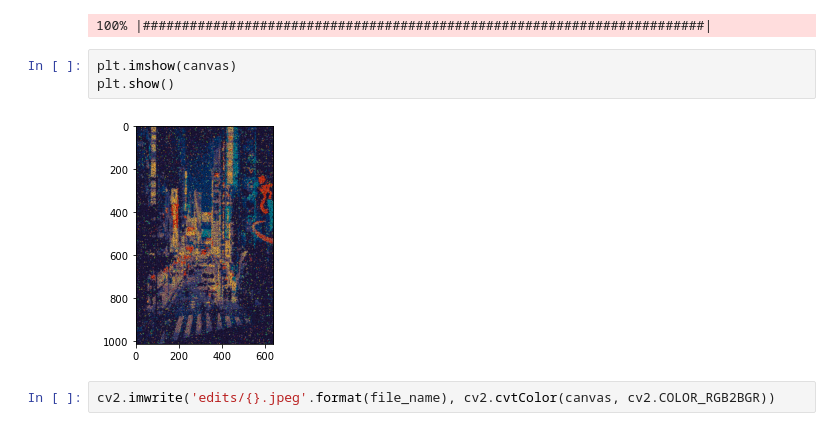
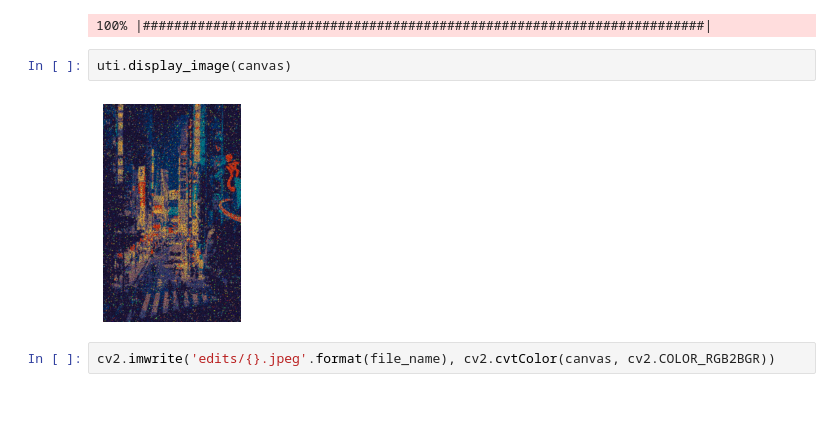
Before and after one commit to erikchomez/Pointillism, a Jupyter notebook: Pointillism.ipynb, the cells around one changed output. Cells and saved outputs as stored; diff of their text form; blank space fills up the shorter version.

```diff
--- a/Pointillism.ipynb
+++ b/Pointillism.ipynb
@@ -143,11 +136,10 @@ for h in bar(range(0, len(grid), batch_size)):
             cv2.ellipse(canvas, (x, y), (1, stroke_scale), angle, 0, 360, rand_color, -1, cv2.LINE_AA)
 # %% [output]
 100% |########################################################################|
-# %%
-plt.imshow(canvas)
-plt.show()
-# %% [output]
-[figure, removed]
+# %%
+uti.display_image(canvas)
+# %% [output]
+[figure, added]
 # %%
 cv2.imwrite('edits/{}.jpeg'.format(file_name), cv2.cvtColor(canvas, cv2.COLOR_RGB2BGR))
 # %% [output]
```
Also changed, not shown: parts of 2 cells of this notebook.
